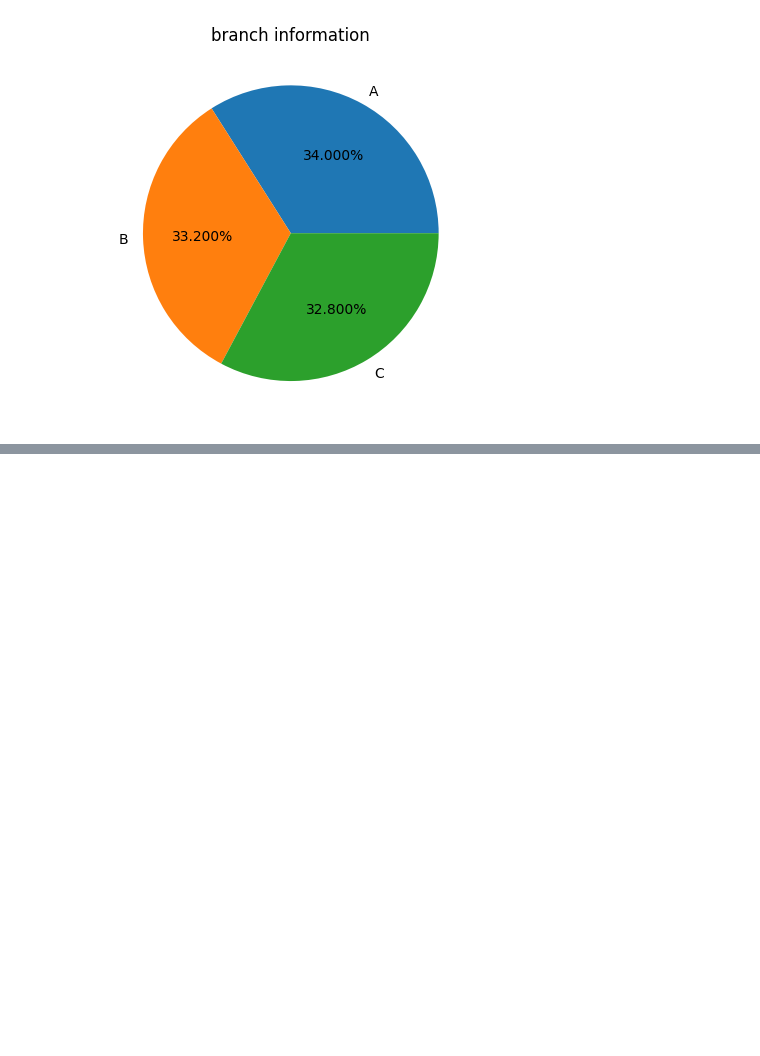
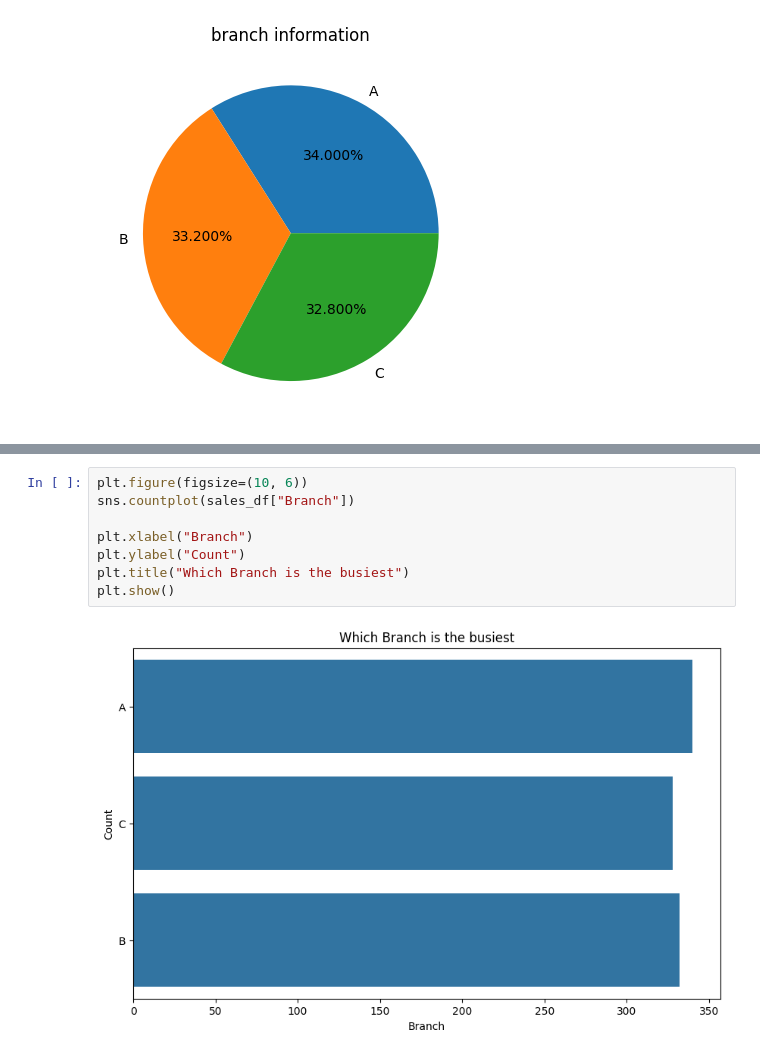
Before and after one commit to Manoj5506/Sales_Analysis, a Jupyter notebook: notebook/sales_analysis.ipynb, the cells around one changed output, grey strips where cells are left out. Cells and saved outputs as stored; diff of their text form; blank space fills up the shorter version.

```diff
--- a/notebook/sales_analysis.ipynb
+++ b/notebook/sales_analysis.ipynb
@@ -239,0 +354,10 @@ plt.show()
+# %%
+plt.figure(figsize=(10, 6))
+sns.countplot(sales_df["Branch"])
+
+plt.xlabel("Branch")
+plt.ylabel("Count")
+plt.title("Which Branch is the busiest")
+plt.show()
+# %% [output]
+[figure, added]
```
Also changed, not shown: parts of 21 cells of this notebook, 2 other files.
